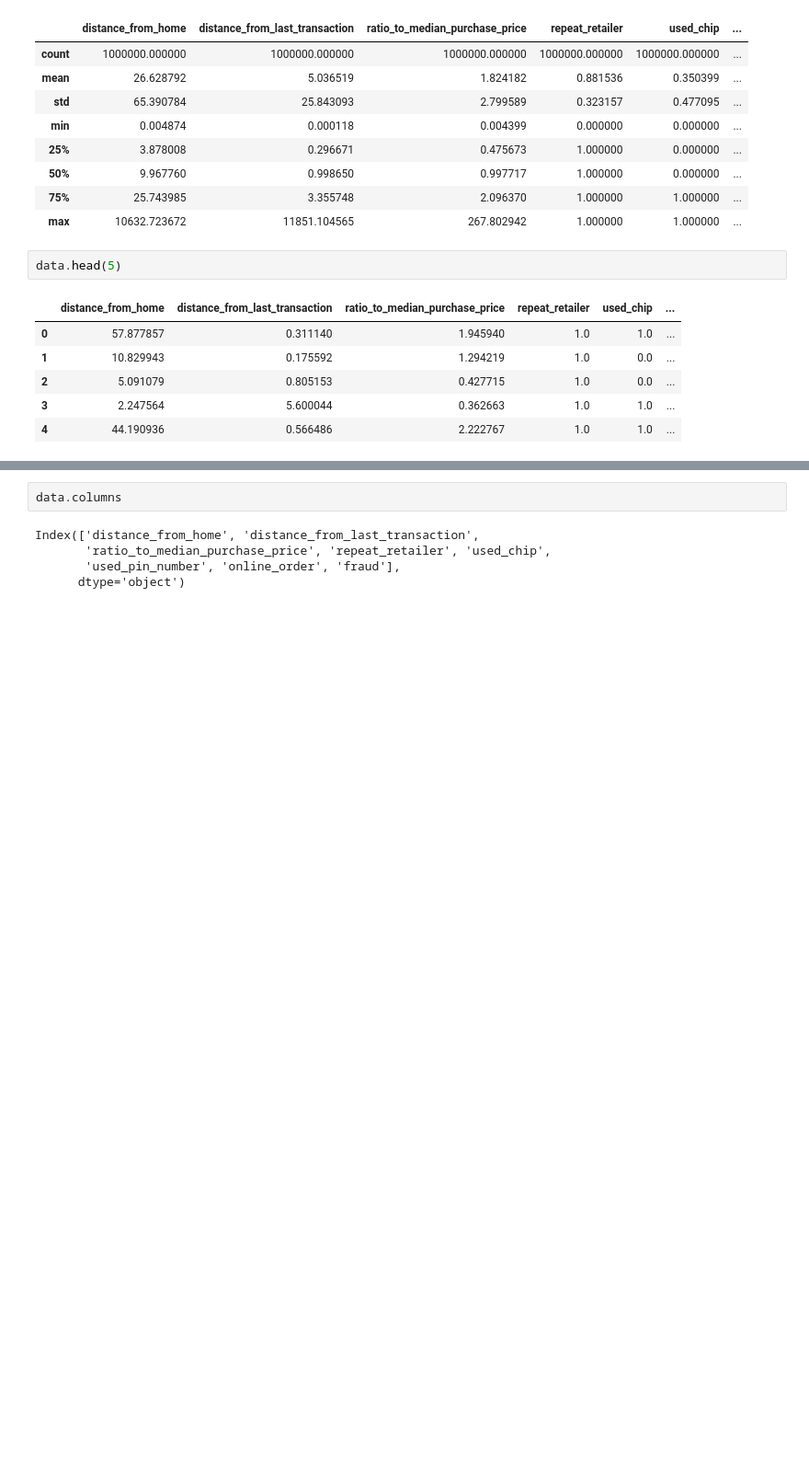
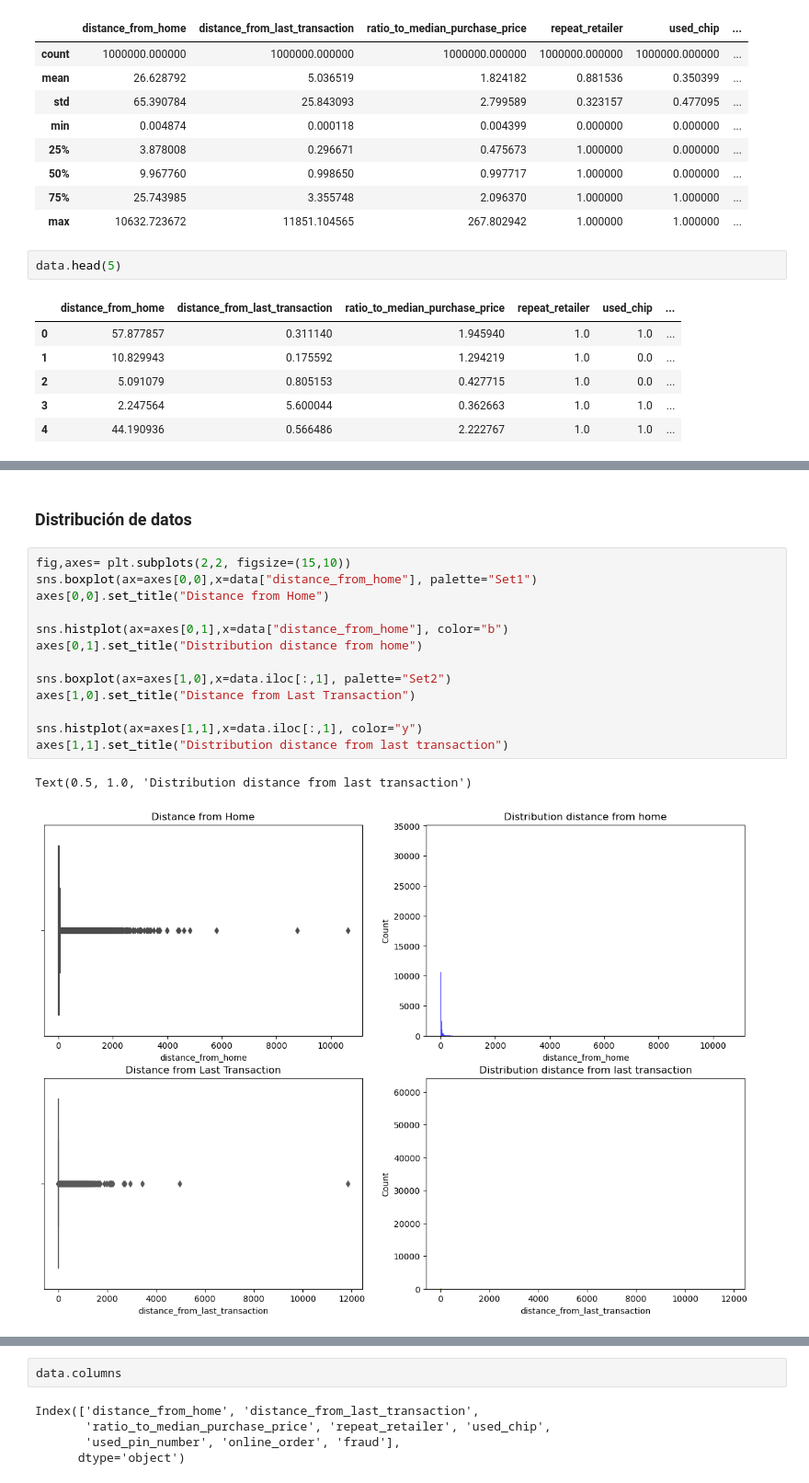
Before and after one commit to gon21077/proyectofinalDM-ML, a Jupyter notebook: modelo.ipynb, the cells around one changed output, grey strips where cells are left out. Shown at 92% size. Saved outputs shown, nothing was run; the diff lists cells and outputs as text; blank space fills up the shorter version.

```diff
--- a/modelo.ipynb
+++ b/modelo.ipynb
@@ -30,0 +56,18 @@ data.head(5)
+# %% [markdown]
+### Distribución de datos
+# %%
+fig,axes= plt.subplots(2,2, figsize=(15,10))
+sns.boxplot(ax=axes[0,0],x=data["distance_from_home"], palette="Set1")
+axes[0,0].set_title("Distance from Home")
+
+sns.histplot(ax=axes[0,1],x=data["distance_from_home"], color="b")
+axes[0,1].set_title("Distribution distance from home")
+
+sns.boxplot(ax=axes[1,0],x=data.iloc[:,1], palette="Set2")
+axes[1,0].set_title("Distance from Last Transaction")
+
+sns.histplot(ax=axes[1,1],x=data.iloc[:,1], color="y")
+axes[1,1].set_title("Distribution distance from last transaction")
+# %% [output]
+Text(0.5, 1.0, 'Distribution distance from last transaction')
+[figure, added]
```
Also changed, not shown: parts of 19 cells of this notebook.
